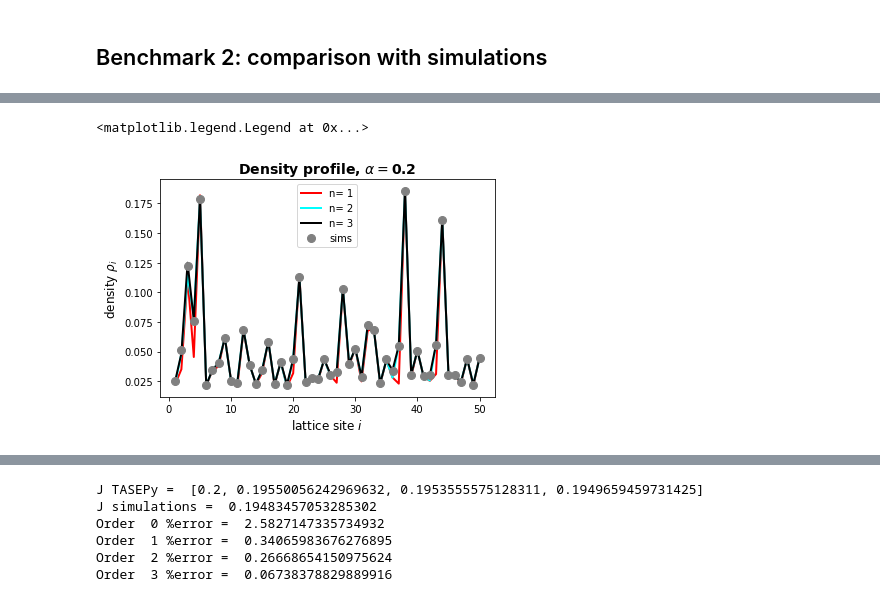
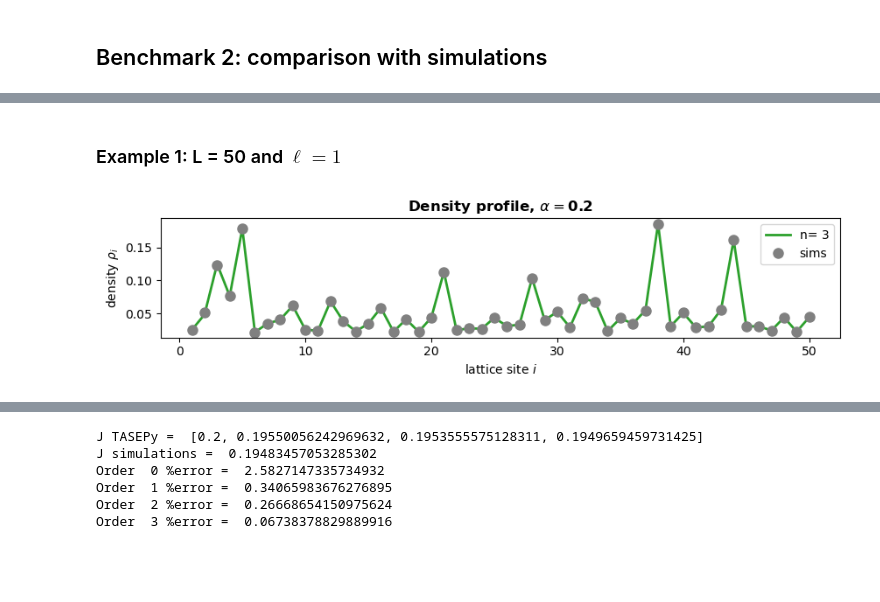
Before and after one commit to ExclusionProcess-tools/TASEPy, a Jupyter notebook: TASEPy_benchmarks.ipynb, the cells around one changed output, grey strips where cells are left out. Cells and saved outputs as stored; diff of their text form; code cells hidden in the pictures; blank space fills up the shorter version.

```diff
--- a/TASEPy_benchmarks.ipynb
+++ b/TASEPy_benchmarks.ipynb
@@ -15,7 +30,7 @@ from tabulate import tabulate
 # %%
 # imports hopping rates (example L=4 and ll=1)
 
-file = open('exact/rates_L4_ll1.csv','r')
+file = open('exact/rates_L4.csv','r')
 reader=csv.reader(file)
 
 rates = []
@@ -106,7 +121,7 @@ TASEPy results:
 # %%
 # imports hopping rates (example L=4 and ll=2)
 
-file = open('exact/rates_L4_ll2.csv','r')
+file = open('exact/rates_L4.csv','r')
 reader=csv.reader(file)
 
 rates = []
@@ -197,7 +212,7 @@ TASEPy results:
 # %%
 # imports hopping rates (example L=4 and ll=3)
 
-file = open('exact/rates_L4_ll3.csv','r')
+file = open('exact/rates_L4.csv','r')
 reader=csv.reader(file)
 
 rates = []
@@ -288,15 +334,15 @@ TASEPy results:
+# %% [markdown]
+### Example 1: L = 50 and $\ell = 1$
 # %%
 # imports hopping rates (example L=50 and ll=1)
 
-file = open('simulations/rates_L50_ll1.dat','r')
+file = open('simulations/rates_L50.dat','r')
 reader=csv.reader(file)
 
 rates = []
 for lines in reader:
     rates.append(float(lines[0]))
 file.close()
-
-
 
 # imports simulated density profile (example L=50 and ll=1)
 
@@ -307,8 +353,6 @@ profile_simulations = []
 for lines in reader:
     profile_simulations.append(float(lines[0]))
 file.close()
-
-
 
 # imports simulated current and average (example L=50 and ll=1)
 
@@ -330,26 +380,29 @@ profile_TASEPy = local_density(rhocoeff, alpha)
 # %%
 import matplotlib.pyplot as plt
 import matplotlib.ticker as ticker
 
-sites = [x + 1 for x in range(len(profile_TASEPy[0]))]
+plt.figure(figsize=(8.7,2.33))
 
-plt.plot(sites, profile_TASEPy[1], linewidth=2, label='n= 1' , color='red', linestyle='-')
-plt.plot(sites, profile_TASEPy[2], linewidth=2, label='n= 2' , color='cyan', linestyle='-')
-plt.plot(sites, profile_TASEPy[3], linewidth=2, label='n= 3' , color='black', linestyle='-')
+#sites = [x + 1 for x in range(len(profile_TASEPy[0]))]
+
+#plt.plot(sites, profile_TASEPy[1], linewidth=2, label='n= 1' , color='tab:blue', linestyle='-')
+#plt.plot(sites, profile_TASEPy[2], linewidth=2, label='n= 2' , color='tab:orange', linestyle='-')
+plt.plot(sites, profile_TASEPy[3], linewidth=2, label='n= 3' , color='tab:green', linestyle='-')
 
 plt.plot(sites, profile_simulations, 'o', label='sims' , color='gray', ms = 8)
 
-plt.xlabel(r'lattice site $i$', fontsize=12)
-plt.ylabel(r'density $\rho_i$', fontsize=12)
+plt.xlabel(r'lattice site $i$', fontsize=10)
+plt.ylabel(r'density $\rho_i$', fontsize=10)
 
 # Set the title
 plt.title(r'Density profile, $\alpha = $' +
-             str(alpha), fontsize=14, fontweight='bold')
+             str(alpha), fontsize=12, fontweight='bold')
 
-plt.legend(loc='upper center')
+plt.legend(loc='upper right')
+plt.tight_layout()
+plt.show()
 # %% [output]
-<matplotlib.legend.Legend at 0x...>
-[figure, old version]
+[figure, new version]
 # %%
 n_values = [1, 2, 3]
 
```
Also changed, not shown: parts of 15 cells of this notebook.
